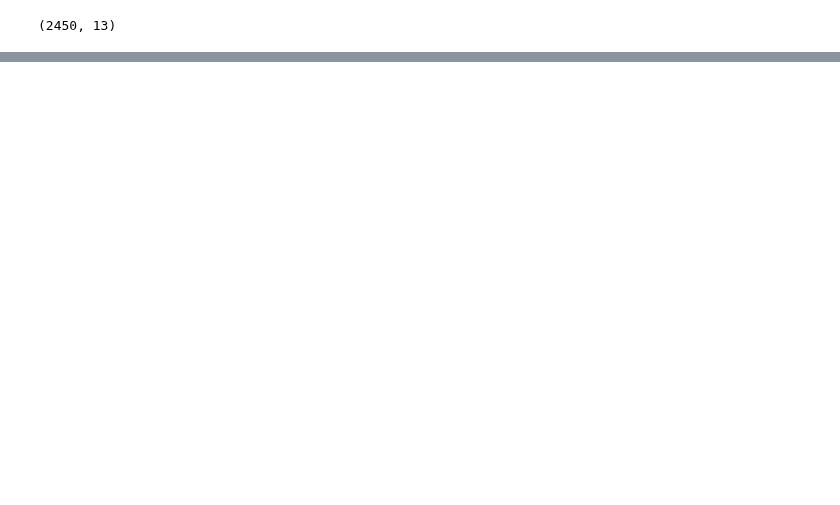
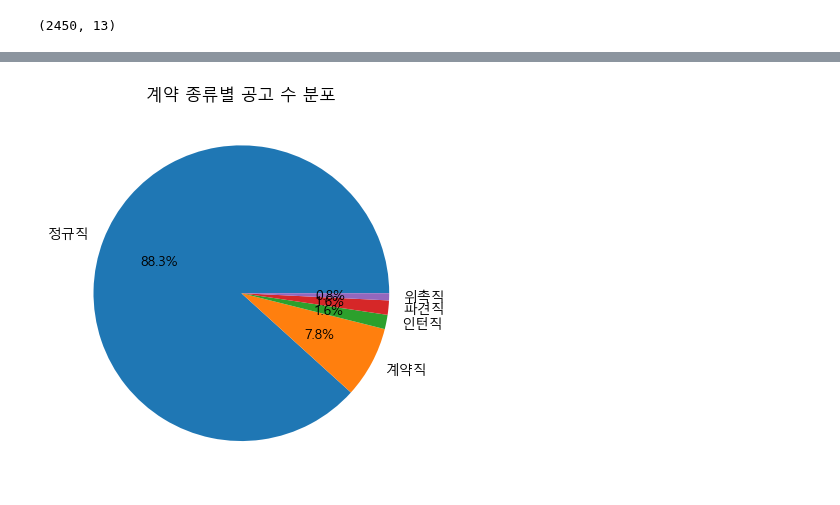
Before and after one commit to Ahn-TaeKyung/Python_Webscraping_Analysis, a Jupyter notebook: Practice/test.ipynb, the cells around one changed output, grey strips where cells are left out. Cells and saved outputs as stored; diff of their text form; code cells hidden in the pictures; blank space fills up the shorter version.

```diff
--- a/Practice/test.ipynb
+++ b/Practice/test.ipynb
@@ -414,0 +458,9 @@ plt.show()
+# %%
+contract_counts = dev_df['계약종류'].value_counts()
+
+contract_counts.plot(kind='pie', autopct='%1.1f%%')
+plt.title('계약 종류별 공고 수 분포')
+plt.ylabel('')
+plt.show()
+# %% [output]
+[figure, added]
```
Also changed, not shown: parts of 15 cells of this notebook, 3 other files.
